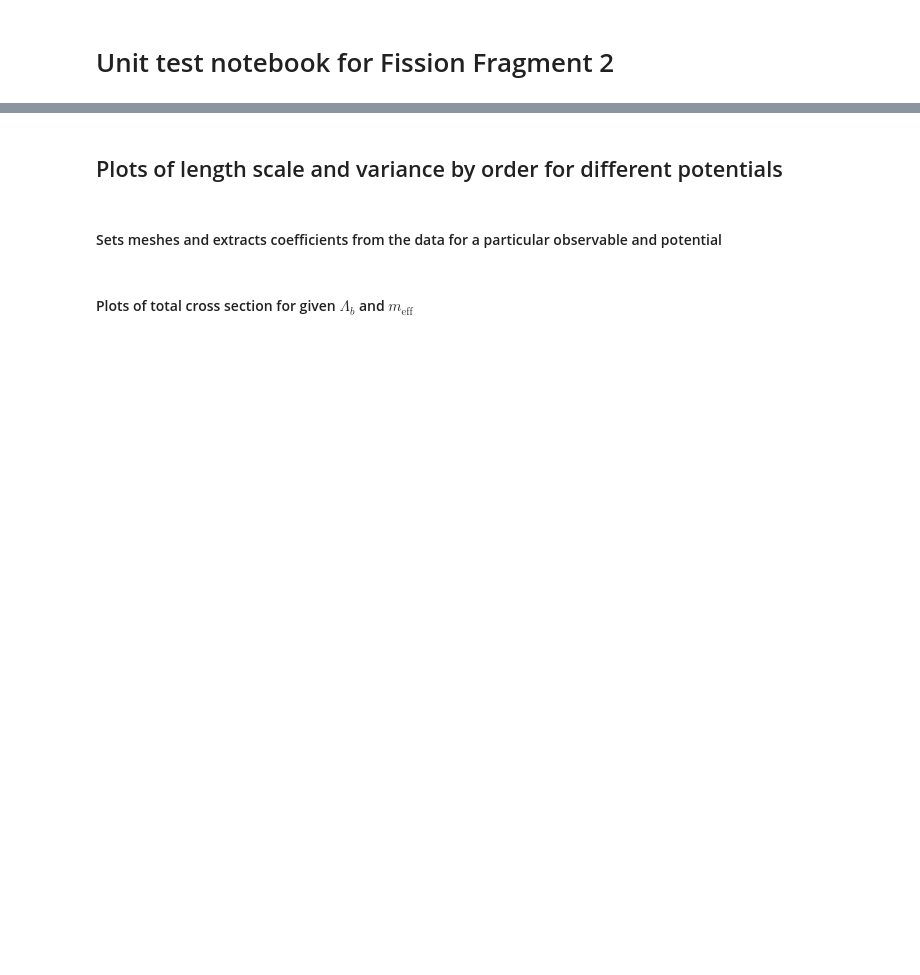
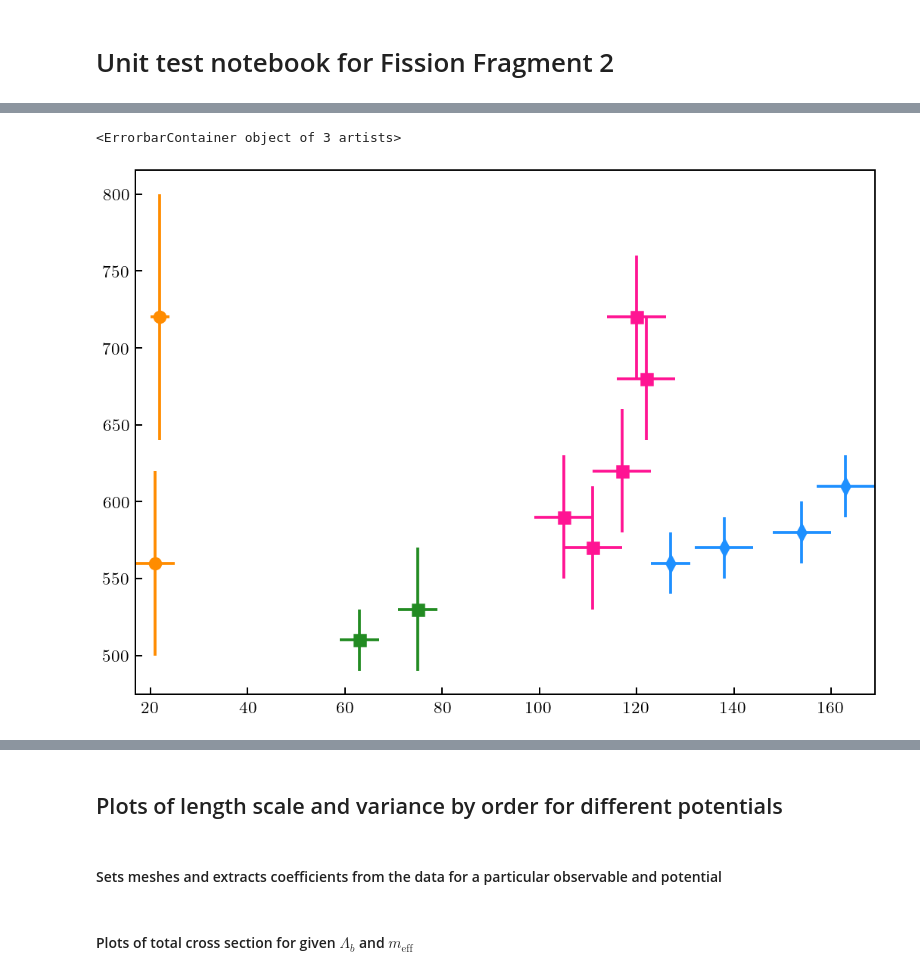
Before and after one commit to buqeye/modern_nn_potentials, a Jupyter notebook: notebooks/paper_figures_2.ipynb, the cells around one changed output, grey strips where cells are left out. Cells and saved outputs as stored; diff of their text form; code cells hidden in the pictures; blank space fills up the shorter version.

```diff
--- a/notebooks/paper_figures_2.ipynb
+++ b/notebooks/paper_figures_2.ipynb
@@ -76 +114,26 @@ mpl.rc(
+# %%
+fig_fit, ax_fit = plt.subplots(figsize=(7,5))
+
+# scatter-plots the means and 95% (2 sigma) confidence intervals for the N4LO+ Q posterior pdfs
+ax_fit.errorbar(meff_sms_n4lop_pts, Lambdab_sms_n4lop_pts,
+                xerr = 2 * meff_sms_n4lop_stddev, yerr = 2 * Lambdab_sms_n4lop_stddev,
+                color = 'dodgerblue', label = r'SMS (N$^{4}$LO+)', fmt = 'd')
+ax_fit.errorbar(meff_scs_n4lo_pts, Lambdab_scs_n4lo_pts,
+                xerr = 2 * meff_scs_n4lo_stddev, yerr = 2 * Lambdab_scs_n4lo_stddev,
+                color = 'deeppink', label = r'SCS (N$^{4}$LO)', fmt = 's')
+ax_fit.errorbar(meff_gt_n2lo_pts, Lambdab_gt_n2lo_pts,
+                xerr = 2 * meff_gt_n2lo_stddev, yerr = 2 * Lambdab_gt_n2lo_stddev,
+                color = 'darkorange', label = r'GT+ (N$^{2}$LO)', fmt = 'o')
+ax_fit.errorbar(meff_emn_n4lo_pts, Lambdab_emn_n4lo_pts,
+                xerr = 2 * meff_emn_n4lo_stddev, yerr = 2 * Lambdab_emn_n4lo_stddev,
+                color = 'forestgreen', label = r'EMN (N$^{4}$LO)', fmt = 's')
+# ax_fit.errorbar(meff_norfolk_n2lo_pts, Lambdab_norfolk_n2lo_pts,
+#                 xerr = 2 * meff_norfolk_n2lo_stddev, yerr = 2 * Lambdab_norfolk_n2lo_stddev,
+#                 color = 'darkviolet', label = r'Norfolk (N$^{2}$LO)', fmt = 'o')
+# ax_fit.errorbar(meff_go_n2lo_pts, Lambdab_go_n2lo_pts,
+#                 xerr = 2 * meff_go_n2lo_stddev, yerr = 2 * Lambdab_go_n2lo_stddev,
+#                 color = 'gold', label = r'GO (N$^{2}$LO)', fmt = 'o')
+# %% [output]
+<ErrorbarContainer object of 3 artists>
+[figure, added]
 # %%
```
Also changed, not shown: parts of 11 cells of this notebook, 2 other files.
